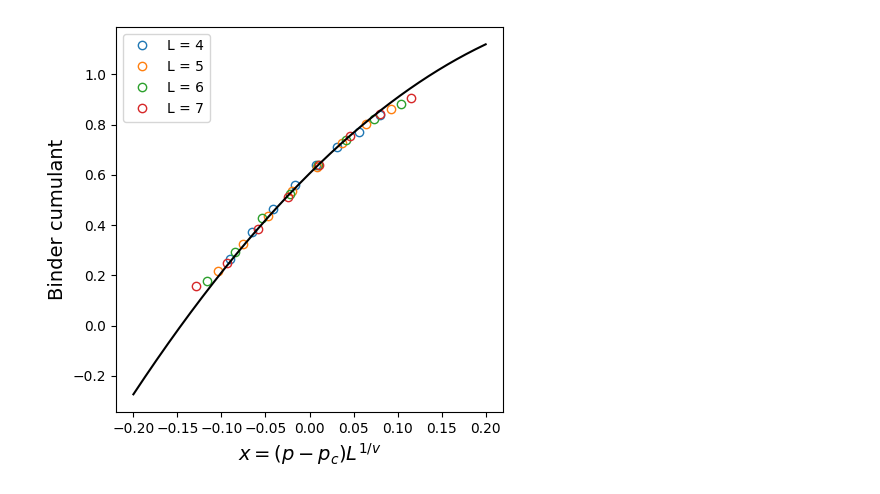
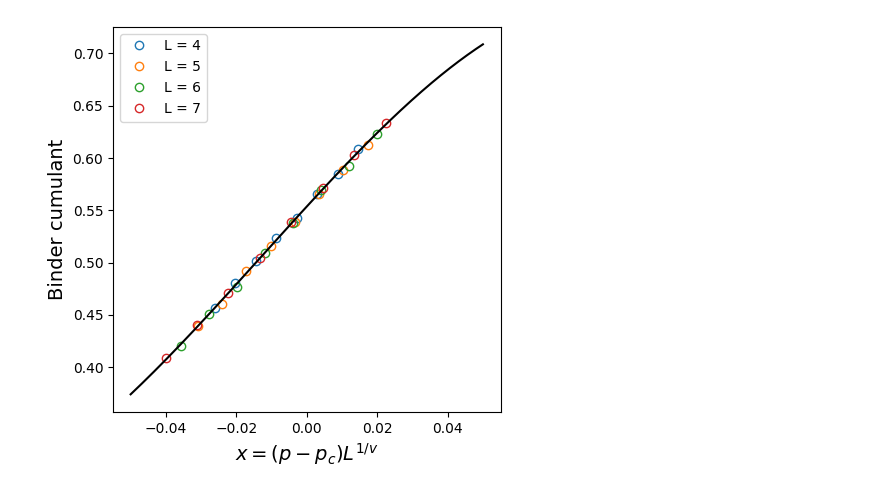
Before and after one commit to steamdou/TOPO-QC, a Jupyter notebook: data_plots/X_only_plots/herald-Z3_pz0_heralded_X.ipynb, the cells around one changed output. Cells and saved outputs as stored; diff of their text form; code cells hidden in the pictures.

```diff
--- a/data_plots/X_only_plots/herald-Z3_pz0_heralded_X.ipynb
+++ b/data_plots/X_only_plots/herald-Z3_pz0_heralded_X.ipynb
@@ -181,7 +181,7 @@ runs = np.stack([run1]) #, run2, run3, run4, run5, run6, run7, run8, run9, run10
 import matplotlib.pyplot as plt
 from scipy.optimize import curve_fit
 
-p = [0.14, 0.15, 0.16, 0.17, 0.18, 0.19, 0.2, 0.21]
+p = [0.17, 0.172, 0.174, 0.176, 0.178, 0.18, 0.182, 0.184]
 L = [4, 5, 6, 7]
 
 error_rate = np.array([np.mean(runs[:, 0:4, :], axis=(0, 1)),
@@ -203,10 +203,10 @@ plt.show()
 # %%
 from scipy.optimize import curve_fit
 
-p = np.tile(np.array([0.14, 0.15, 0.16, 0.17, 0.18, 0.19, 0.2, 0.21]), 4)
+p = np.tile(np.array([0.17, 0.172, 0.174, 0.176, 0.178, 0.18, 0.182, 0.184]), 4)
 L = np.repeat(np.array([4,5,6,7]), 8)
 rate = error_rate.flatten()
-n = 8000
+n = 2*10**4
 rate_error = np.array([])
 for i in range(len(p)):
     se = (rate[i]*(1-rate[i])/n)**(1/2)
@@ -256,37 +257,37 @@ np.float64(18.74429899559976)
 # %%
-pc = 0.16295563
-nu = 1.55995235
-A = 0.6051875
-B = 3.4833903
-C = -4.55892931
-D = -29.15391639
+pc = 0.17898793
+nu = 1.30171035
+A = 0.55356581
+B = 3.67293999
+C = -4.90573858
+D = -130.223985
 
-p = [0.126, 0.136, 0.146, 0.156, 0.166, 0.176, 0.186, 0.196]
+p = [0.17, 0.172, 0.174, 0.176, 0.178, 0.18, 0.182, 0.184]
 L = [4, 5, 6, 7]
 error_rate = np.array([np.mean(runs[:, 0:4, :], axis=(0, 1)),
                        np.mean(runs[:, 4:8, :], axis=(0, 1)),
                        np.mean(runs[:, 8:12, :], axis=(0, 1)),
                        np.mean(runs[:, 12:16, :], axis=(0, 1))])
 
 x = np.zeros((len(L), len(p)))
 plt.figure(figsize=(5, 5))
 for l in range(len(L)):
     for i in range(len(p)):
         x[l][i] = (p[i]-pc) * (L[l]**(1/nu))
     plt.plot(x[l], error_rate[l], 'o', markerfacecolor='none', label=f'L = {L[l]}')
-x_data = np.linspace(-0.2, 0.2, 1000)
-y_data = A + B*x_data + C*(x_data**2) #+D*(x_data**3)
+x_data = np.linspace(-0.05, 0.05, 1000)
+y_data = A + B*x_data + C*(x_data**2) +D*(x_data**3)
 plt.plot(x_data, y_data, color = 'k')
 
 #ax = plt.gca()
 #ax.spines['top'].set_visible(False)
 #ax.spines['right'].set_visible(False)
 
 #plt.yscale('log')
 plt.xlabel('$x=(p-p_c)L^{1/v}$', fontsize=14)
 plt.ylabel('Binder cumulant', fontsize=14)
 plt.legend()
 #plt.savefig('modified-D4.png', dpi=600, bbox_inches='tight')
 plt.show()
 # %% [output]
-[figure, old version]
+[figure, new version]
```
Also changed, not shown: parts of 4 cells of this notebook, 32 other files.
